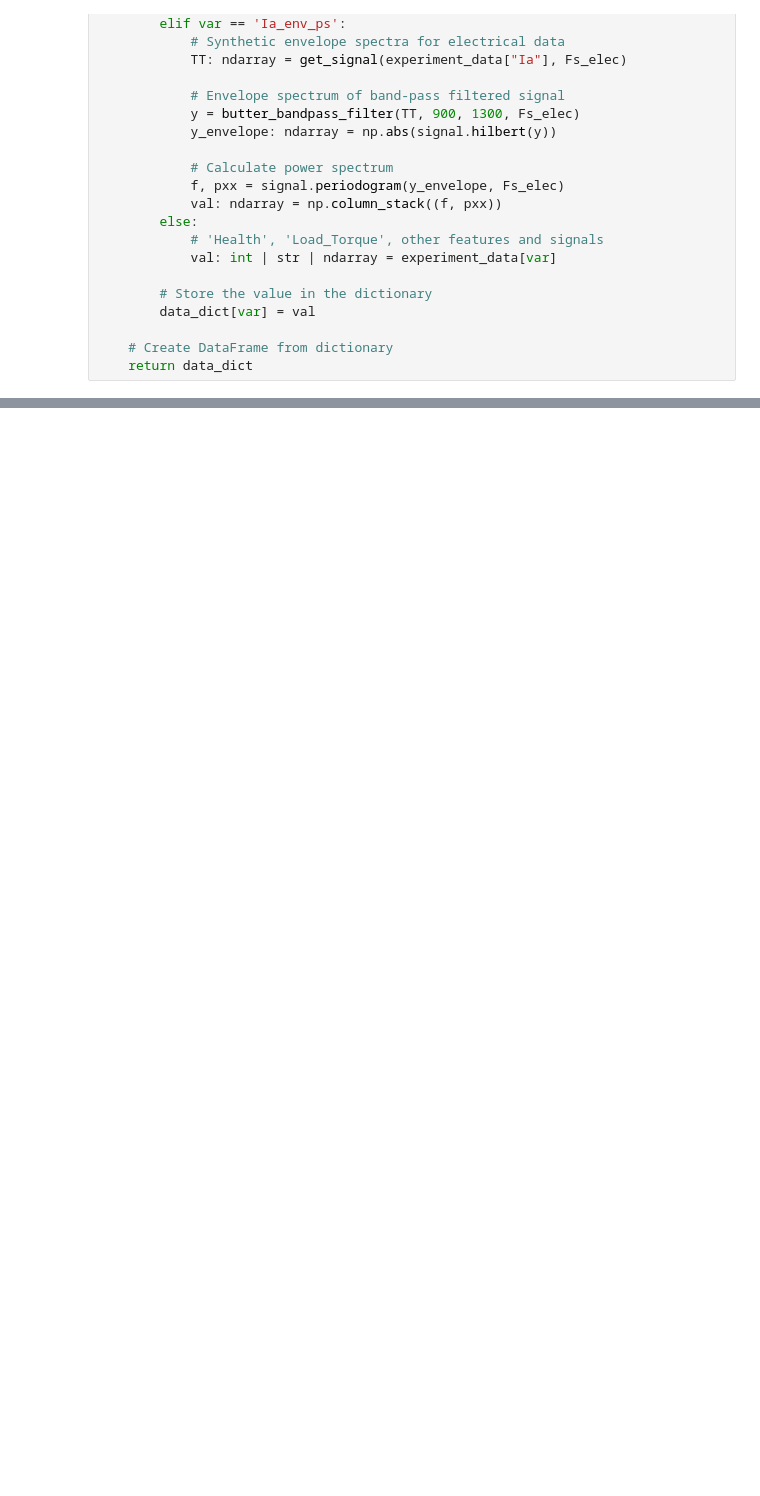
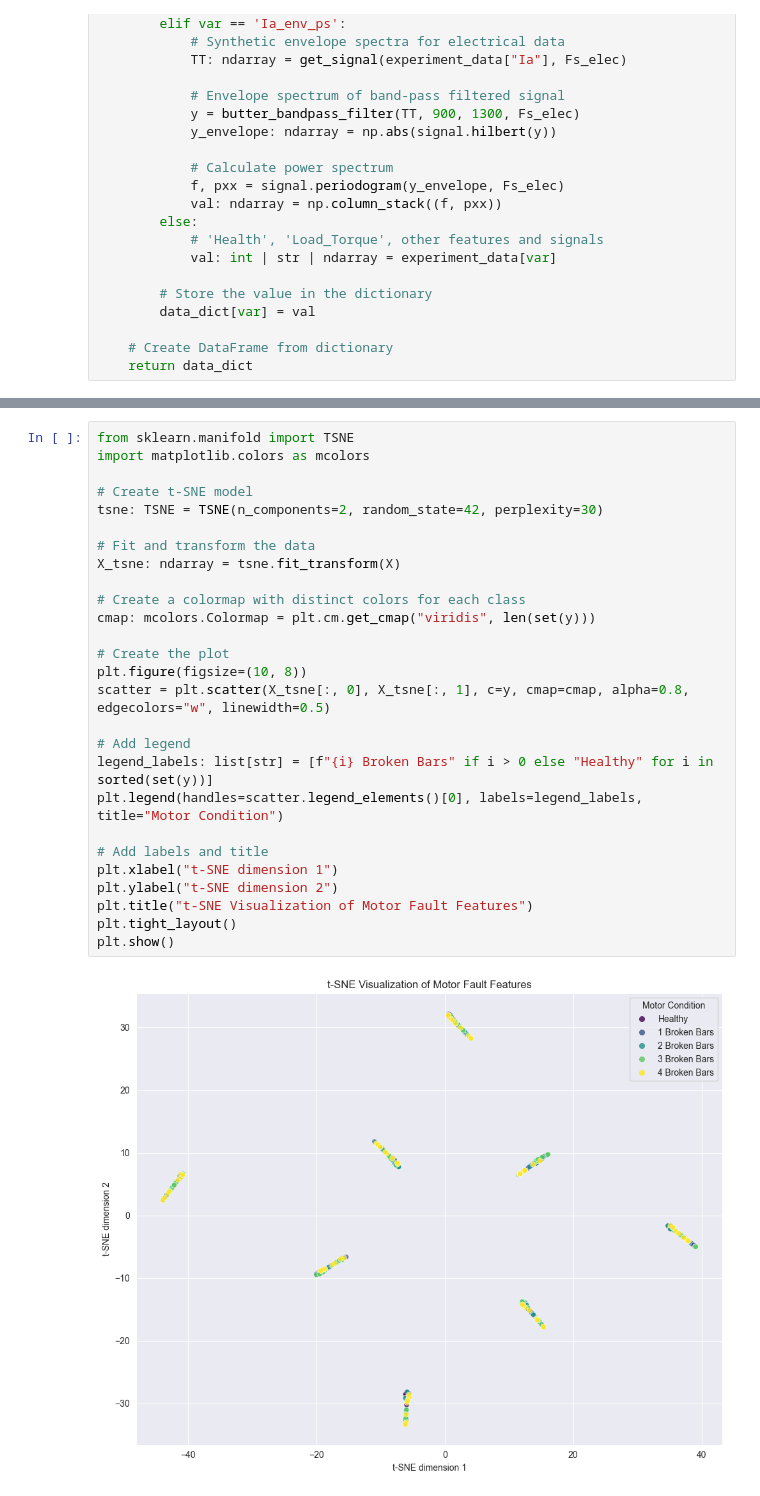
Before and after one commit to rr-ifx/FaultDetection, a Jupyter notebook: fault_detect.ipynb, the cells around one changed output, grey strips where cells are left out. Saved outputs shown, nothing was run; the diff lists cells and outputs as text; blank space fills up the shorter version.

```diff
--- a/fault_detect.ipynb
+++ b/fault_detect.ipynb
@@ -223,3 +210,32 @@ array([[5.36187282e-02, 2.99642277e-02, 5.03797049e-01, ...,
+# %%
+from sklearn.manifold import TSNE
+import matplotlib.colors as mcolors
+
+# Create t-SNE model
+tsne: TSNE = TSNE(n_components=2, random_state=42, perplexity=30)
+
+# Fit and transform the data
+X_tsne: ndarray = tsne.fit_transform(X)
+
+# Create a colormap with distinct colors for each class
+cmap: mcolors.Colormap = plt.cm.get_cmap("viridis", len(set(y)))
+
+# Create the plot
+plt.figure(figsize=(10, 8))
+scatter = plt.scatter(X_tsne[:, 0], X_tsne[:, 1], c=y, cmap=cmap, alpha=0.8, edgecolors="w", linewidth=0.5)
+
+# Add legend
+legend_labels: list[str] = [f"{i} Broken Bars" if i > 0 else "Healthy" for i in sorted(set(y))]
+plt.legend(handles=scatter.legend_elements()[0], labels=legend_labels, title="Motor Condition")
+
+# Add labels and title
+plt.xlabel("t-SNE dimension 1")
+plt.ylabel("t-SNE dimension 2")
+plt.title("t-SNE Visualization of Motor Fault Features")
+plt.tight_layout()
+plt.show()
+# %% [output]
+[figure, added]
 # %%
 from sklearn.model_selection import train_test_split, GridSearchCV
 from sklearn.preprocessing import StandardScaler
```
Also changed, not shown: parts of 7 cells of this notebook.
